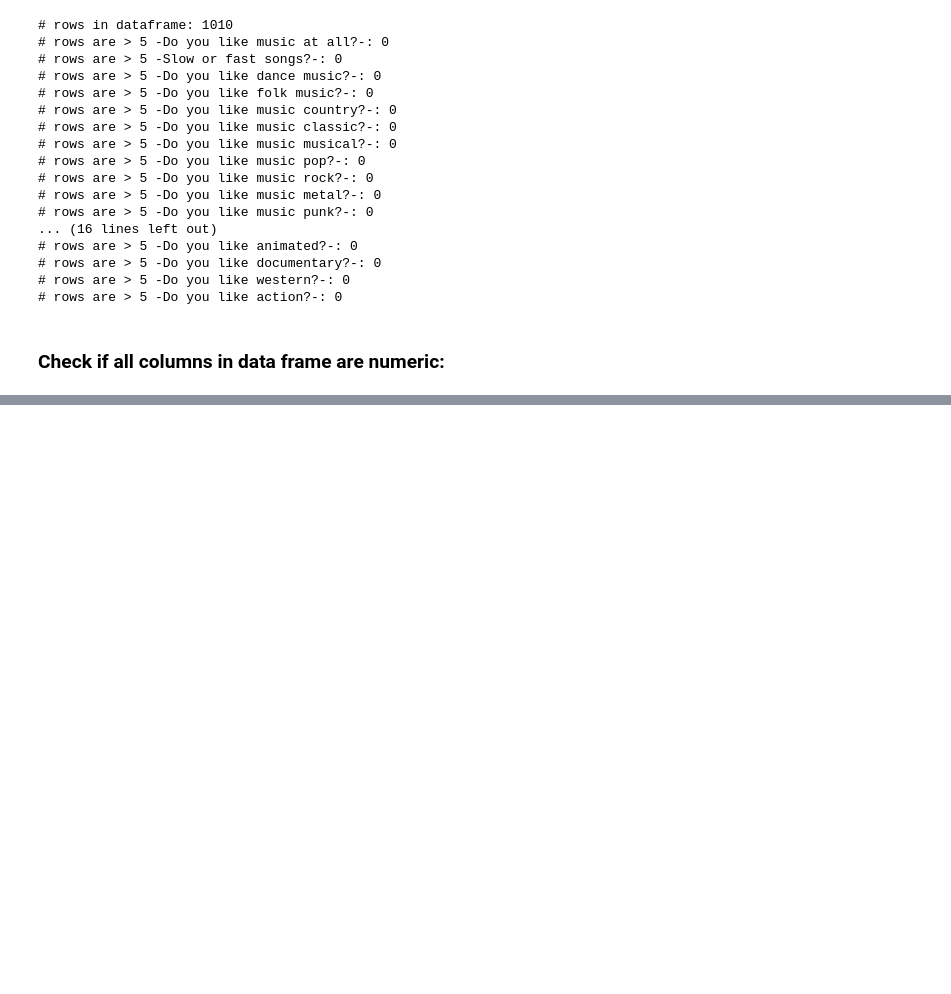
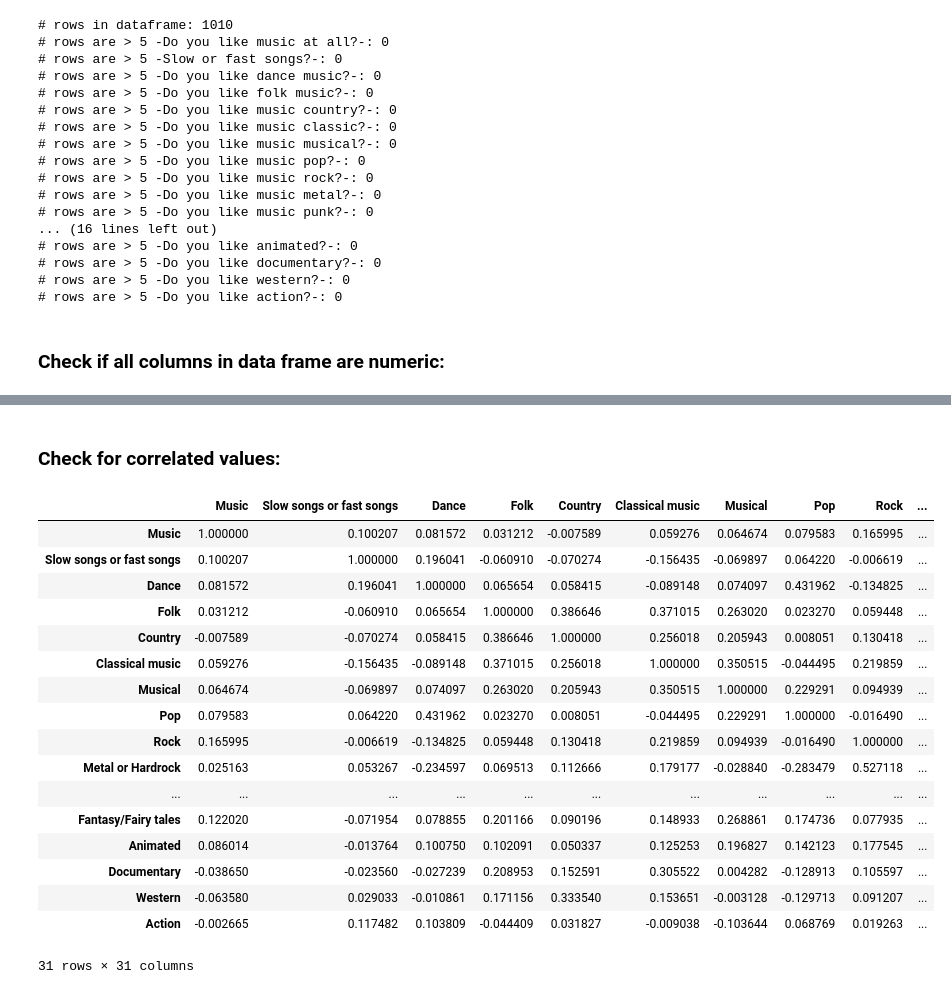
Before and after one commit to powsianik/CSD, a Jupyter notebook: JupyterNotebooks/HelloWorldNotebook.ipynb, the cells around one changed output, grey strips where cells are left out. Saved outputs shown, nothing was run; the diff lists cells and outputs as text; code cells hidden in the pictures; blank space fills up the shorter version.

```diff
--- a/JupyterNotebooks/HelloWorldNotebook.ipynb
+++ b/JupyterNotebooks/HelloWorldNotebook.ipynb
@@ -160,0 +184,2 @@ print("# rows are > 5 -Do you like action?-: {0}".format(len(dFrame.loc[dFrame['
+# %% [markdown]
+### Check for correlated values:
@@ -160,0 +199,21 @@ print("# rows are > 5 -Do you like action?-: {0}".format(len(dFrame.loc[dFrame['
+# %%
+dFrame.corr()
+# %% [output]
+|  | Music | Slow songs or fast songs | Dance | Folk | Country | Classical music | Musical | Pop | Rock | ... |
+| Music | 1.000000 | 0.100207 | 0.081572 | 0.031212 | -0.007589 | 0.059276 | 0.064674 | 0.079583 | 0.165995 | ... |
+| Slow songs or fast songs | 0.100207 | 1.000000 | 0.196041 | -0.060910 | -0.070274 | -0.156435 | -0.069897 | 0.064220 | -0.006619 | ... |
+| Dance | 0.081572 | 0.196041 | 1.000000 | 0.065654 | 0.058415 | -0.089148 | 0.074097 | 0.431962 | -0.134825 | ... |
+| Folk | 0.031212 | -0.060910 | 0.065654 | 1.000000 | 0.386646 | 0.371015 | 0.263020 | 0.023270 | 0.059448 | ... |
+| Country | -0.007589 | -0.070274 | 0.058415 | 0.386646 | 1.000000 | 0.256018 | 0.205943 | 0.008051 | 0.130418 | ... |
+| Classical music | 0.059276 | -0.156435 | -0.089148 | 0.371015 | 0.256018 | 1.000000 | 0.350515 | -0.044495 | 0.219859 | ... |
+| Musical | 0.064674 | -0.069897 | 0.074097 | 0.263020 | 0.205943 | 0.350515 | 1.000000 | 0.229291 | 0.094939 | ... |
+| Pop | 0.079583 | 0.064220 | 0.431962 | 0.023270 | 0.008051 | -0.044495 | 0.229291 | 1.000000 | -0.016490 | ... |
+| Rock | 0.165995 | -0.006619 | -0.134825 | 0.059448 | 0.130418 | 0.219859 | 0.094939 | -0.016490 | 1.000000 | ... |
+| Metal or Hardrock | 0.025163 | 0.053267 | -0.234597 | 0.069513 | 0.112666 | 0.179177 | -0.028840 | -0.283479 | 0.527118 | ... |
+| ... | ... | ... | ... | ... | ... | ... | ... | ... | ... | ... |
+| Fantasy/Fairy tales | 0.122020 | -0.071954 | 0.078855 | 0.201166 | 0.090196 | 0.148933 | 0.268861 | 0.174736 | 0.077935 | ... |
+| Animated | 0.086014 | -0.013764 | 0.100750 | 0.102091 | 0.050337 | 0.125253 | 0.196827 | 0.142123 | 0.177545 | ... |
+| Documentary | -0.038650 | -0.023560 | -0.027239 | 0.208953 | 0.152591 | 0.305522 | 0.004282 | -0.128913 | 0.105597 | ... |
+| Western | -0.063580 | 0.029033 | -0.010861 | 0.171156 | 0.333540 | 0.153651 | -0.003128 | -0.129713 | 0.091207 | ... |
+| Action | -0.002665 | 0.117482 | 0.103809 | -0.044409 | 0.031827 | -0.009038 | -0.103644 | 0.068769 | 0.019263 | ... |
+31 rows × 31 columns
```
Also changed, not shown: parts of 4 cells of this notebook.
